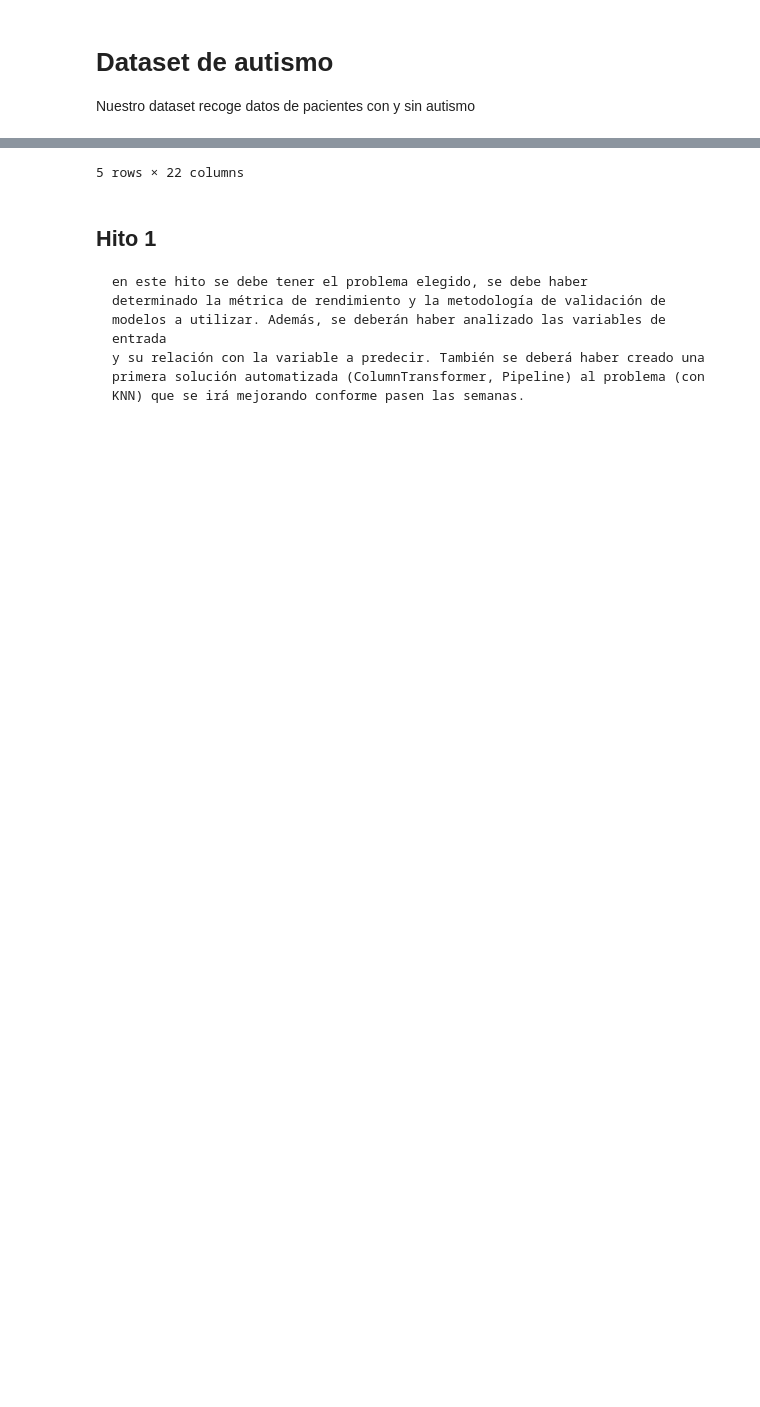
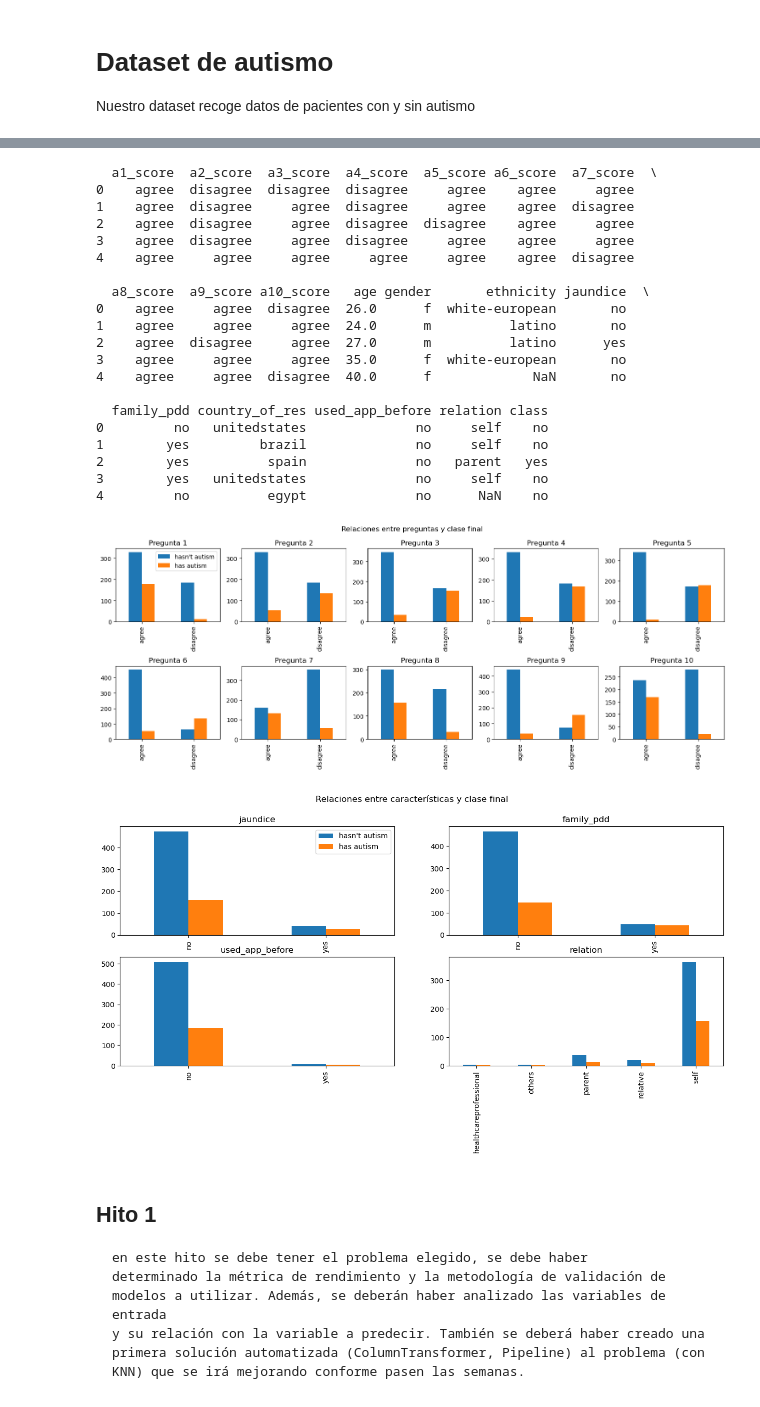
Before and after one commit to chareca/datamining, a Jupyter notebook: hito2.ipynb, the cells around one changed output, grey strips where cells are left out. Drawn from its saved outputs; the diff is of its cells as text; code cells hidden in the pictures; blank space fills up the shorter version.

````diff
--- a/hito2.ipynb
+++ b/hito2.ipynb
@@ -8,4 +19,38 @@ from functions_scripts.load import read_data
 # %%
-df = read_data()
-df.head()
+df = Preparador().preparar(read_data())
+print(df.head())
+
+def get_graphs(X, y):
+    fig, axes = plt.subplots(2, 5, figsize=(15, 6))
+    axes = axes.ravel()
+
+    for i in range(10):
+        col = X.columns[i]
+        ct = pd.crosstab(X[col], y) # filas: agree/disagree, cols: 0/1
+        ct.columns = ["hasn't autism", "has autism"]
+        ct.plot(kind="bar", ax=axes[i], legend=(i == 0))
+        axes[i].set_title(f"Pregunta {i+1}")
+        axes[i].set_xlabel("")
+
+    fig.suptitle("Relaciones entre preguntas y clase final")
+    fig.tight_layout()
+    plt.show()
+
+    fig, axes = plt.subplots(2,2, figsize=(15, 6))
+    axes = axes.ravel()
+    fig.suptitle("Relaciones entre características y clase final")
+    columns = ["jaundice", "family_pdd", "used_app_before", "relation"]
+    for i in range(4):
+        col = columns[i]
+        ct = pd.crosstab(X[col], y)
+        ct.columns = ["hasn't autism", "has autism"]
+        ct.plot(kind="bar", ax=axes[i], legend=(i == 0))
+        axes[i].set_title(f"{col}")
+        axes[i].set_xlabel("")
+
+    plt.show()
+
+X, y = df[df.columns[:-1]], df[df.columns[-1]]
+
+get_graphs(X, y)
 # %% [output]
@@ -18,4 +57,25 @@ df.head()
-5 rows × 22 columns
+  a1_score  a2_score  a3_score  a4_score  a5_score a6_score  a7_score  \
+0    agree  disagree  disagree  disagree     agree    agree     agree
+1    agree  disagree     agree  disagree     agree    agree  disagree
+2    agree  disagree     agree  disagree  disagree    agree     agree
+3    agree  disagree     agree  disagree     agree    agree     agree
+4    agree     agree     agree     agree     agree    agree  disagree
+
+  a8_score  a9_score a10_score   age gender       ethnicity jaundice  \
+0    agree     agree  disagree  26.0      f  white-european       no
+1    agree     agree     agree  24.0      m          latino       no
+2    agree  disagree     agree  27.0      m          latino      yes
+3    agree     agree     agree  35.0      f  white-european       no
+4    agree     agree  disagree  40.0      f             NaN       no
+
+  family_pdd country_of_res used_app_before relation class
+0         no   unitedstates              no     self    no
+1        yes         brazil              no     self    no
+2        yes          spain              no   parent   yes
+3        yes   unitedstates              no     self    no
+4         no          egypt              no      NaN    no
+[figure, added]
+[figure, added]
 # %% [markdown]
 ## Hito 1
 ```
````
Also changed, not shown: parts of 3 cells of this notebook, 5 other files.
